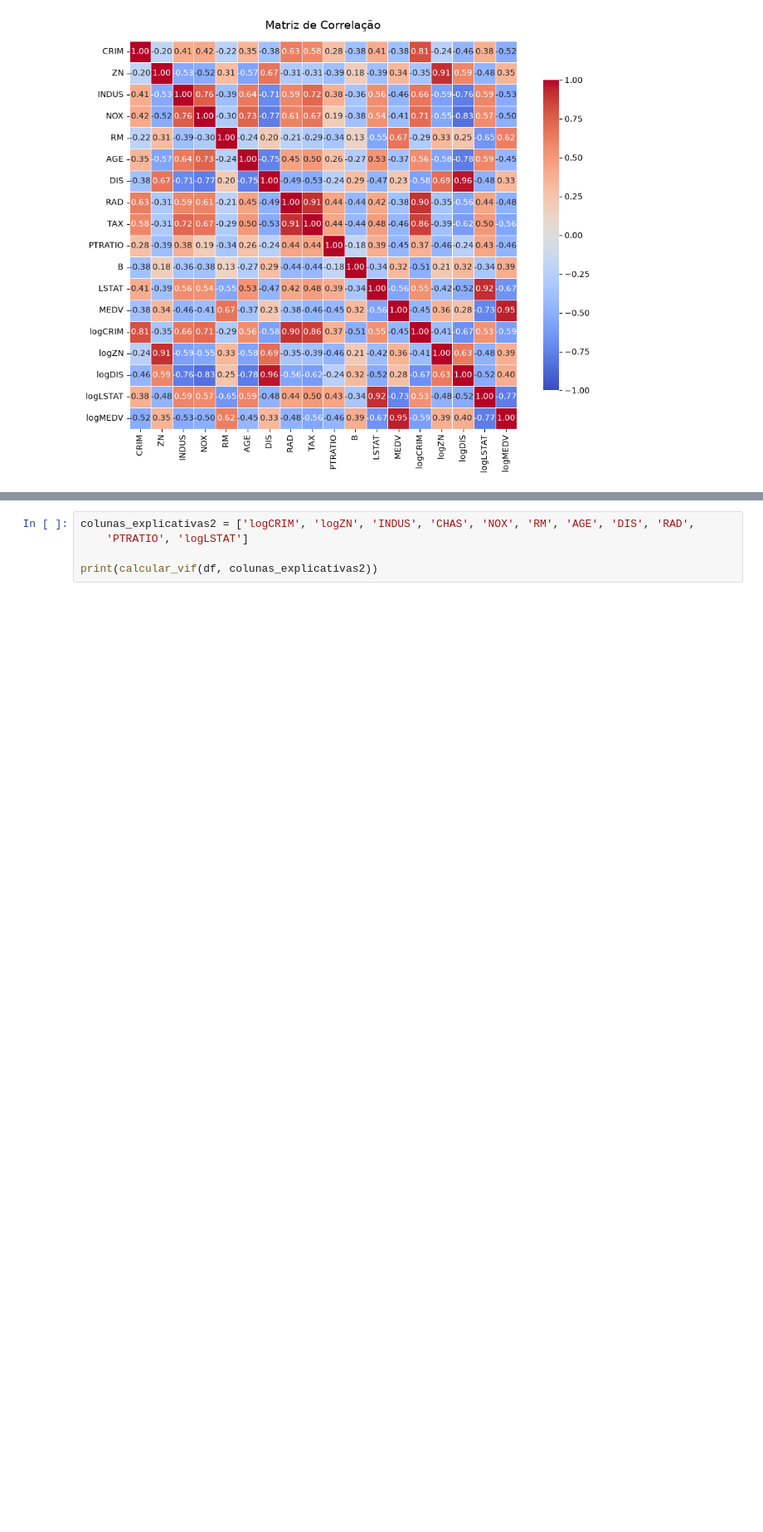
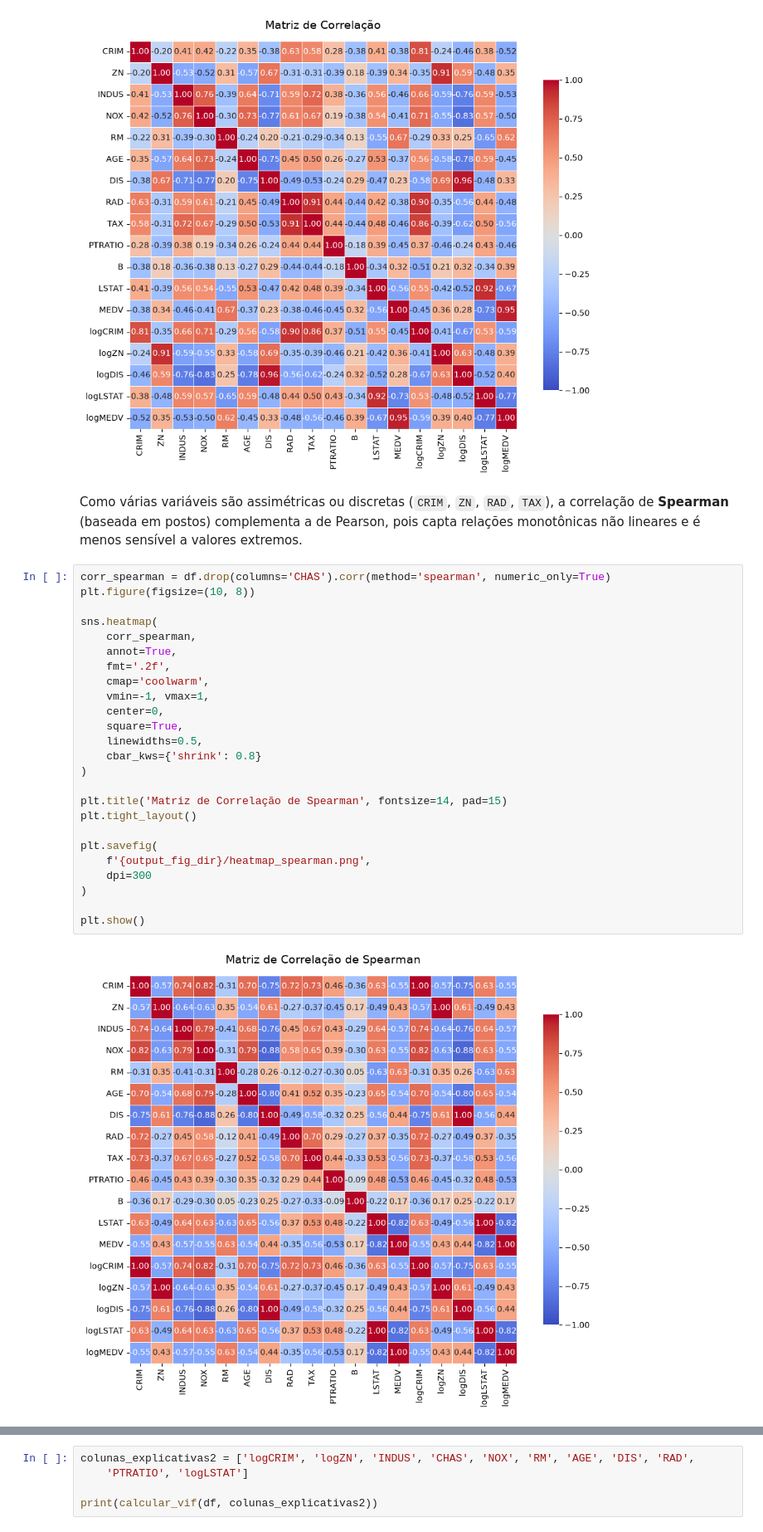
Before and after one commit to Luizeduardo1424/Boston-Housing-RLM, a Jupyter notebook: notebooks/EDA.ipynb, the cells around one changed output, grey strips where cells are left out. Shown at 83% size. Drawn from its saved outputs; the diff is of its cells as text; blank space fills up the shorter version.

```diff
--- a/notebooks/EDA.ipynb
+++ b/notebooks/EDA.ipynb
@@ -489,5 +570,34 @@ plt.savefig(
 plt.show()
 # %% [output]
 [figure]
+# %% [markdown]
+Como várias variáveis são assimétricas ou discretas (`CRIM`, `ZN`, `RAD`, `TAX`), a correlação de **Spearman** (baseada em postos) complementa a de Pearson, pois capta relações monotônicas não lineares e é menos sensível a valores extremos.
+# %%
+corr_spearman = df.drop(columns='CHAS').corr(method='spearman', numeric_only=True)
+plt.figure(figsize=(10, 8))
+
+sns.heatmap(
+    corr_spearman,
+    annot=True,
+    fmt='.2f',
+    cmap='coolwarm',
+    vmin=-1, vmax=1,
+    center=0,
+    square=True,
+    linewidths=0.5,
+    cbar_kws={'shrink': 0.8}
+)
+
+plt.title('Matriz de Correlação de Spearman', fontsize=14, pad=15)
+plt.tight_layout()
+
+plt.savefig(
+    f'{output_fig_dir}/heatmap_spearman.png',
+    dpi=300
+)
+
+plt.show()
+# %% [output]
+[figure, added]
 # %%
 colunas_explicativas = ['CRIM', 'ZN', 'INDUS', 'CHAS', 'NOX', 'RM', 'AGE', 'DIS', 'RAD', 'TAX',
```
Also changed, not shown: parts of 18 cells of this notebook, 1 other file.
